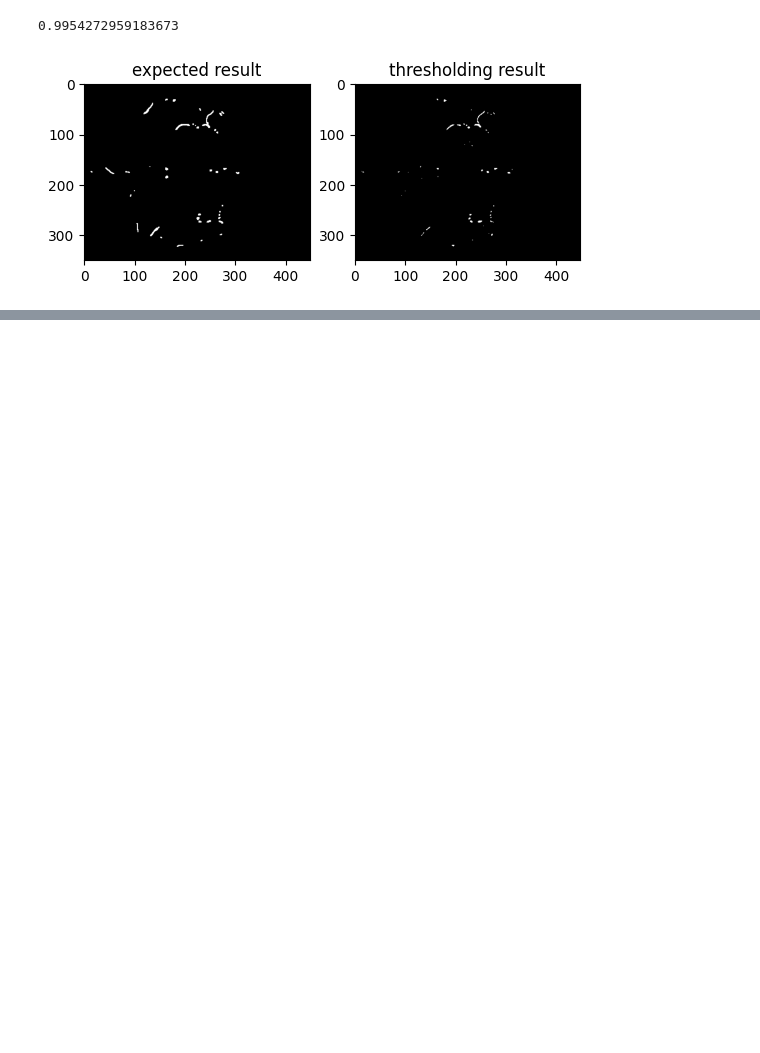
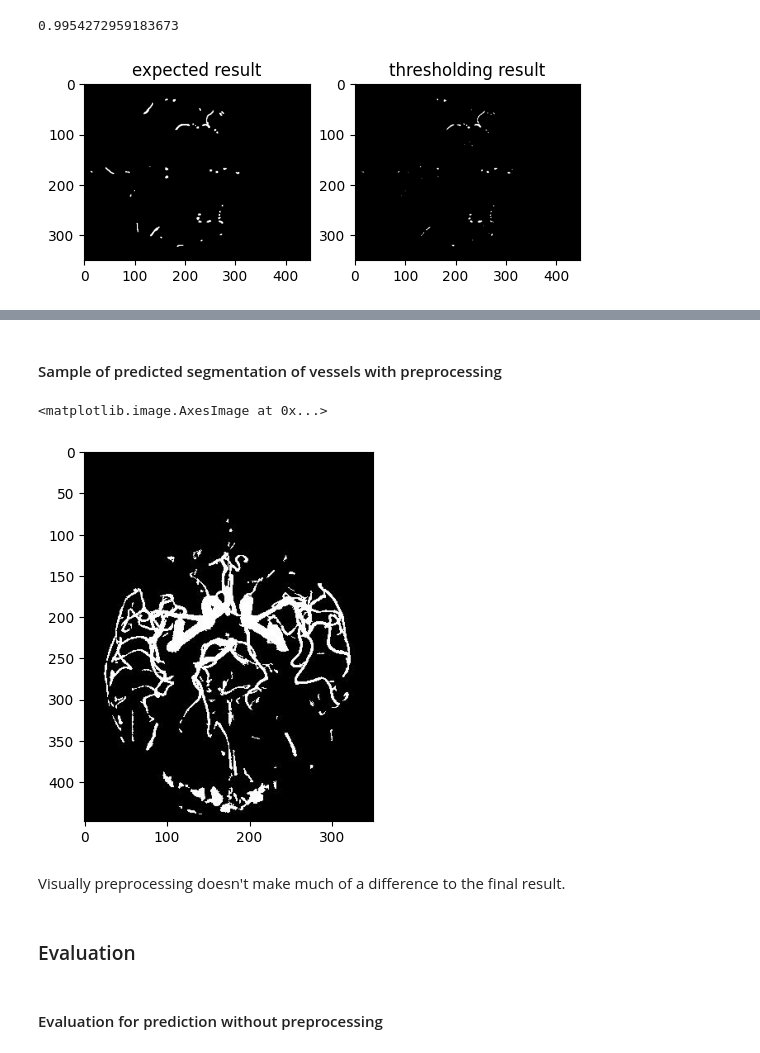
Before and after one commit to pzareba22/vessel_segmentation, a Jupyter notebook: report.ipynb, the cells around one changed output, grey strips where cells are left out. Cells and saved outputs as stored; diff of their text form; code cells hidden in the pictures; blank space fills up the shorter version.

```diff
--- a/1.ipynb
+++ b/report.ipynb
@@ -77,0 +182,15 @@ plt.show()
+# %% [markdown]
+#### Sample of predicted segmentation of vessels with preprocessing
+# %%
+generated_labels_preprocessed_path = Path(output_path_with_prep)
+generated_labels_preprocessed_files = [f for f in generated_labels_path.iterdir() if f.name.endswith("jpg")]
+
+mip_image = img.imread(generated_labels_preprocessed_files[0])
+plt.imshow(mip_image, cmap='gray')
+# %% [output]
+<matplotlib.image.AxesImage at 0x...>
+[figure, added]
+# %% [markdown]
+Visually preprocessing doesn't make much of a difference to the final result.
+# %% [markdown]
+### Evaluation
@@ -77,0 +232,2 @@ plt.show()
+# %% [markdown]
+#### Evaluation for prediction without preprocessing
```
Also changed, not shown: parts of 26 cells of this notebook, 1 other file.
